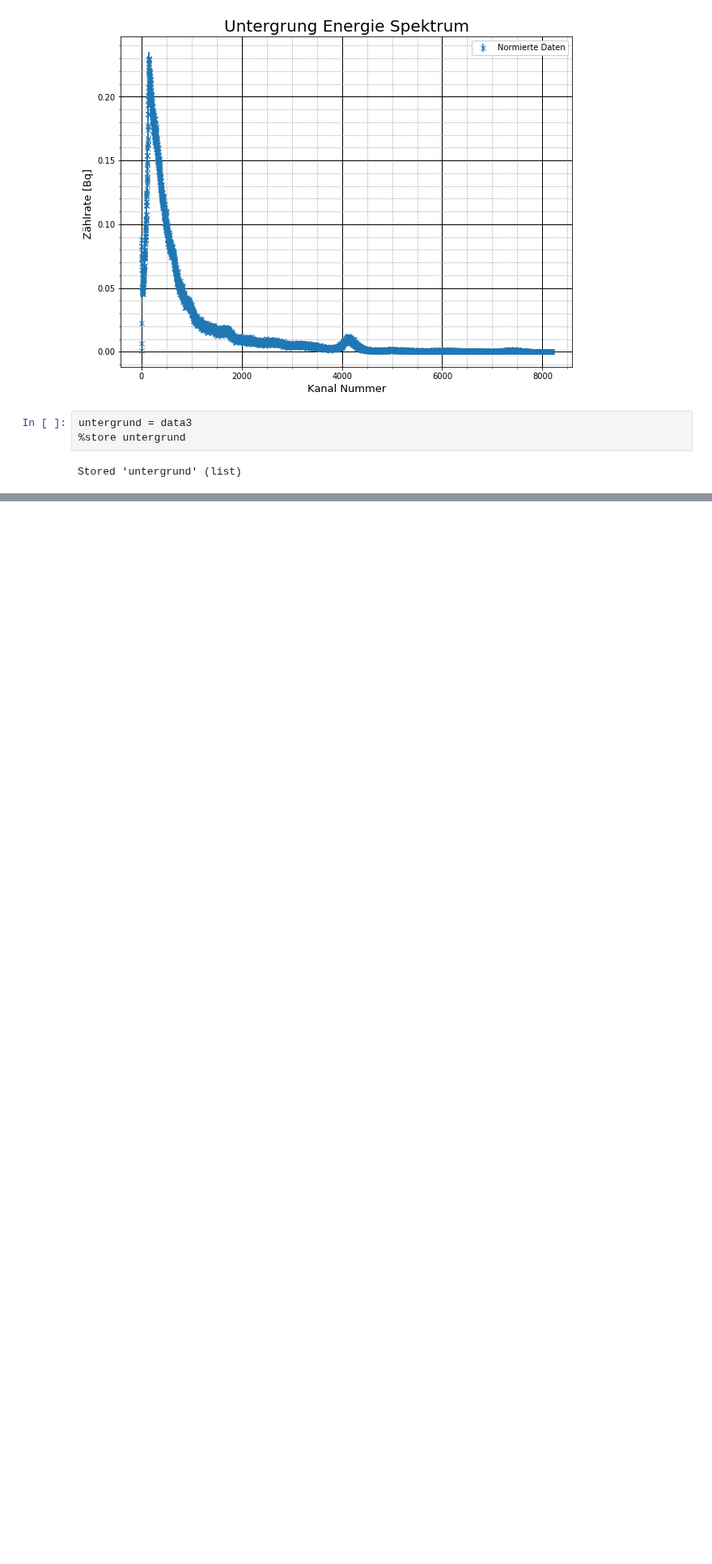
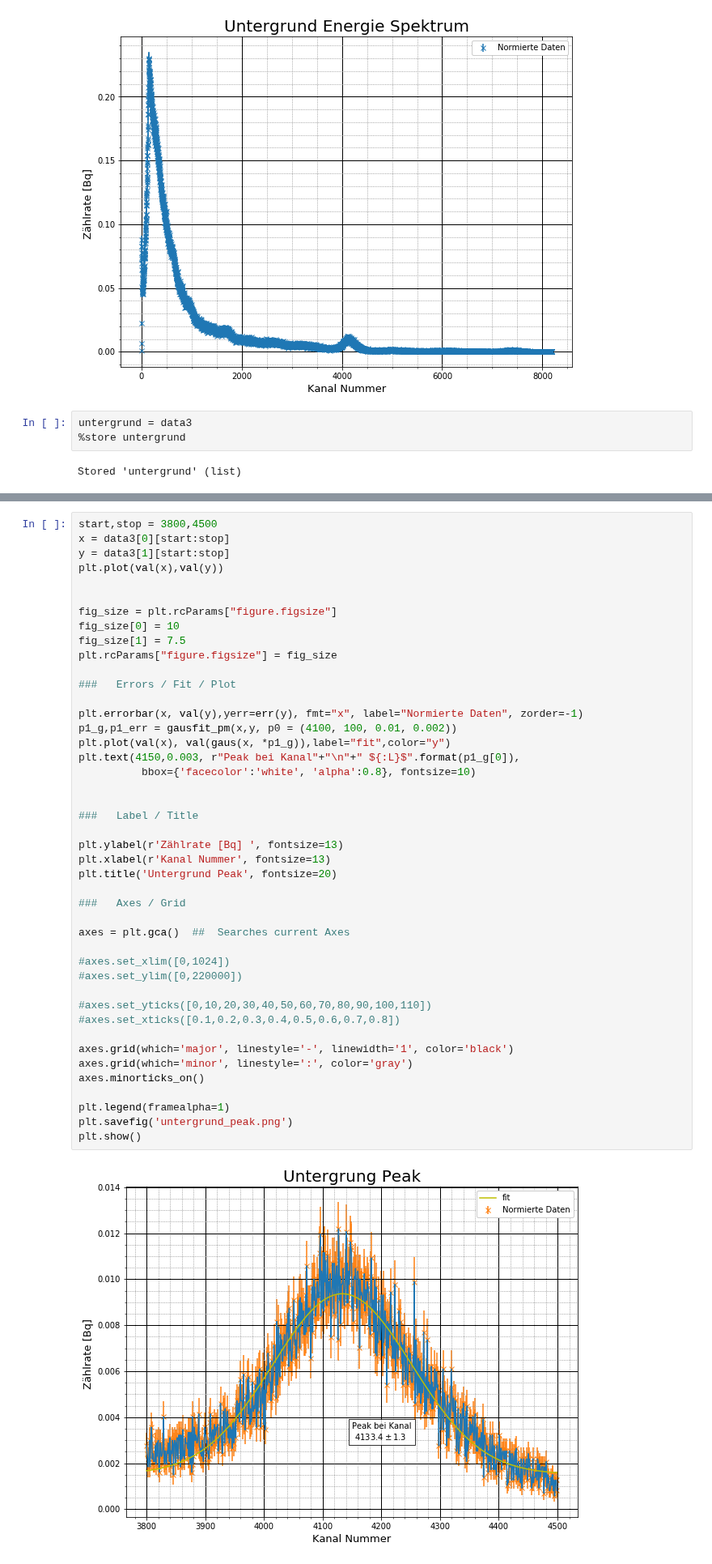
Before and after one commit to shockcookie/FP, a Jupyter notebook: Szintillationszaehler/ErikDamian/ErikDamian/background.ipynb, the cells around one changed output, grey strips where cells are left out. Shown at 81% size. Cells and saved outputs as stored; diff of their text form; blank space fills up the shorter version.

```diff
--- a/Szintillationszaehler/ErikDamian/ErikDamian/background.ipynb
+++ b/Szintillationszaehler/ErikDamian/ErikDamian/background.ipynb
@@ -122,0 +156,46 @@ Stored 'untergrund' (list)
+# %%
+start,stop = 3800,4500
+x = data3[0][start:stop]
+y = data3[1][start:stop]
+plt.plot(val(x),val(y))
+
+
+fig_size = plt.rcParams["figure.figsize"]
+fig_size[0] = 10
+fig_size[1] = 7.5
+plt.rcParams["figure.figsize"] = fig_size
+
+###   Errors / Fit / Plot
+
+plt.errorbar(x, val(y),yerr=err(y), fmt="x", label="Normierte Daten", zorder=-1)
+p1_g,p1_err = gausfit_pm(x,y, p0 = (4100, 100, 0.01, 0.002))
+plt.plot(val(x), val(gaus(x, *p1_g)),label="fit",color="y")
+plt.text(4150,0.003, r"Peak bei Kanal"+"\n"+" ${:L}$".format(p1_g[0]),
+          bbox={'facecolor':'white', 'alpha':0.8}, fontsize=10)
+
+
+###   Label / Title
+
+plt.ylabel(r'Zählrate [Bq] ', fontsize=13)
+plt.xlabel(r'Kanal Nummer', fontsize=13)
+plt.title('Untergrund Peak', fontsize=20)
+
+###   Axes / Grid
+
+axes = plt.gca()  ##  Searches current Axes
+
+#axes.set_xlim([0,1024])
+#axes.set_ylim([0,220000])
+
+#axes.set_yticks([0,10,20,30,40,50,60,70,80,90,100,110])
+#axes.set_xticks([0.1,0.2,0.3,0.4,0.5,0.6,0.7,0.8])
+
+axes.grid(which='major', linestyle='-', linewidth='1', color='black')
+axes.grid(which='minor', linestyle=':', color='gray')
+axes.minorticks_on()
+
+plt.legend(framealpha=1)
+plt.savefig('untergrund_peak.png')
+plt.show()
+# %% [output]
+[figure, added]
```
Also changed, not shown: parts of 3 cells of this notebook, 13 other files.
